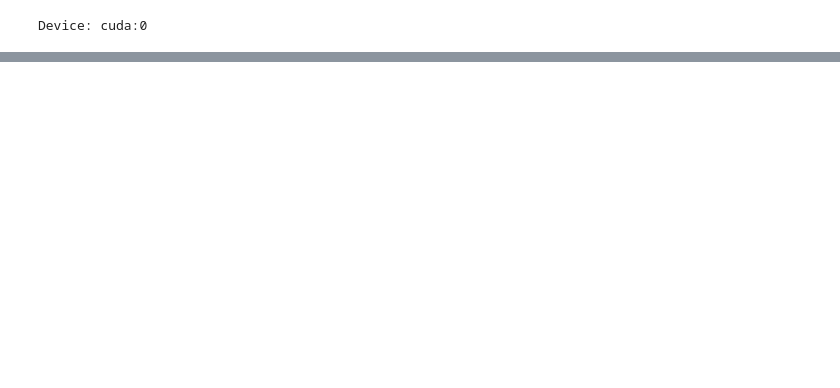
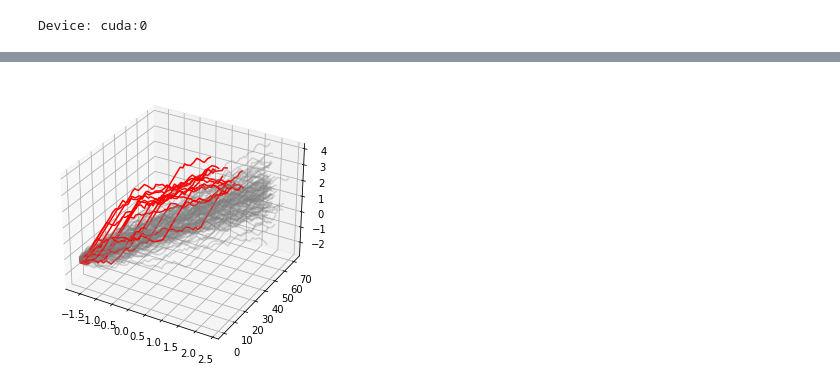
Before and after one commit to lohrera/gadformer, a Jupyter notebook: GADFormer-PyTorch.ipynb, the cells around one changed output, grey strips where cells are left out. Saved outputs shown, nothing was run; the diff lists cells and outputs as text; code cells hidden in the pictures; blank space fills up the shorter version.

```diff
--- a/GADFormer-PyTorch.ipynb
+++ b/GADFormer-PyTorch.ipynb
@@ -799,0 +370,3 @@ model.encoder[0].attn[0].shape
+# %%
+anomalies = list(np.where(y==1)[0]) # len 188
+np.array(anomalies)
@@ -799,0 +392,25 @@ model.encoder[0].attn[0].shape
+# %%
+import numpy as np
+import matplotlib.pyplot as plt
+from mpl_toolkits.mplot3d.axes3d import Axes3D
+import matplotlib.pyplot as plt
+
+sid=130
+fs=5
+fig, ax = plt.subplots(subplot_kw={'projection': '3d'}, figsize=(fs,fs))
+
+xa=x0[:sid, :, 0]
+ya=x0[:sid, :, 1]
+
+zlst=[]
+for _ in range(sid):
+    zlst.append(range(d_inp_size))
+za=np.array(zlst)
+
+for idx in range(0,sid):
+    ax.plot(xa[idx,:], za[idx,:], ya[idx,:], c=('gray','r')[idx in anomalies], alpha=(0.3,1.)[idx in anomalies], label='trajectories')
+#ax.legend()
+
+plt.show()
+# %% [output]
+[figure, added]
```
Also changed, not shown: parts of 100 cells of this notebook.
